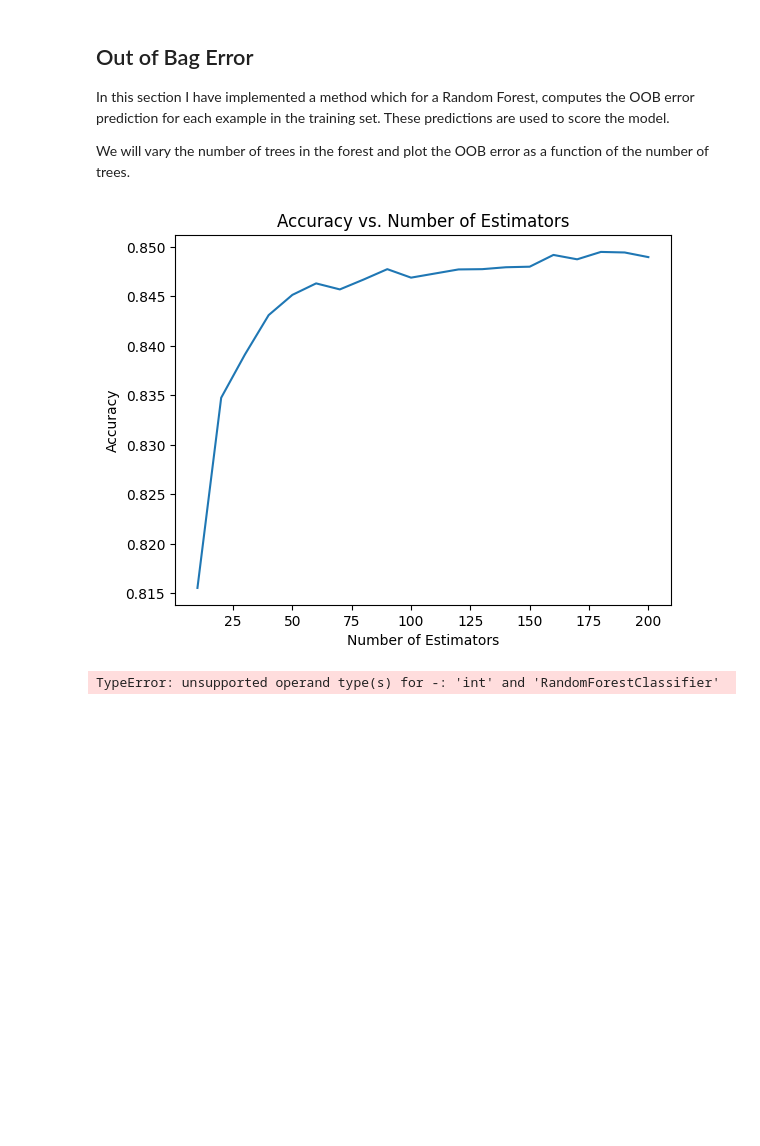
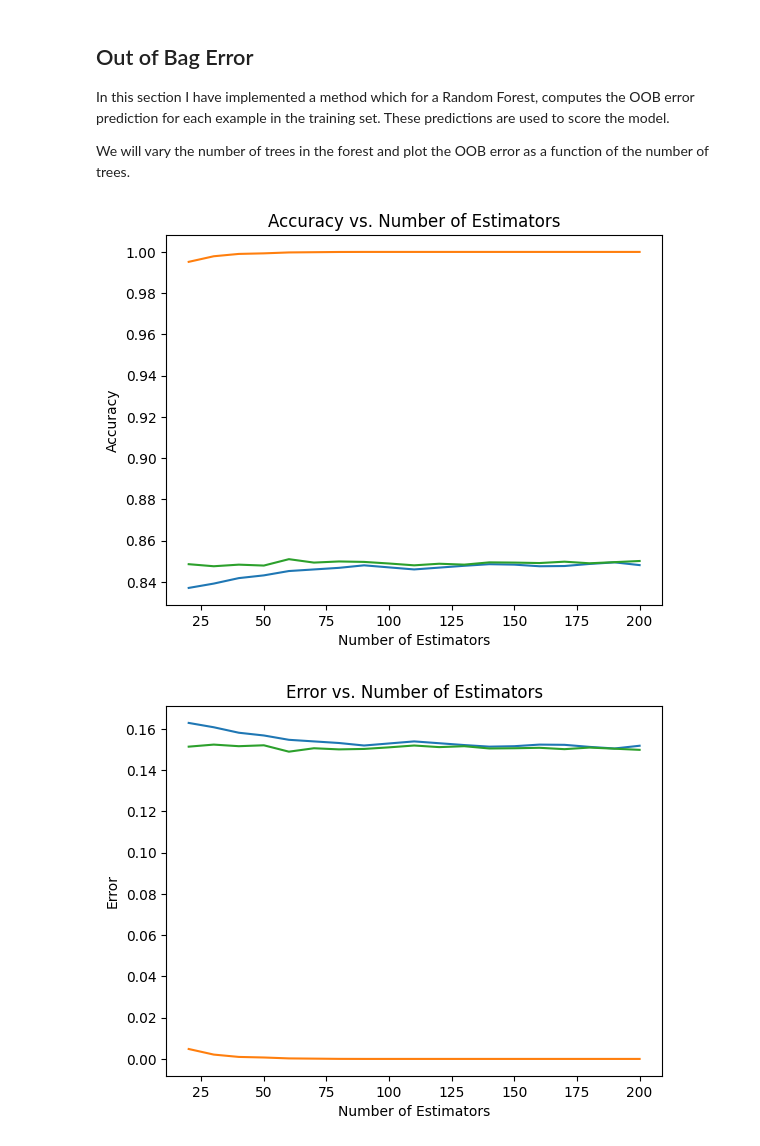
Before and after one commit to SeanMcAuliffe/data-mining, a Jupyter notebook: a1/a1_rf.ipynb, the cells around one changed output. Cells and saved outputs as stored; diff of their text form; code cells hidden in the pictures; blank space fills up the shorter version.

```diff
--- a/a1/a1_rf.ipynb
+++ b/a1/a1_rf.ipynb
@@ -432,6 +561,9 @@ In this section I have implemented a method which for a Random Forest, computes
 We will vary the number of trees in the forest and plot the OOB error as a function of the number of trees.
 # %%
 from sklearn.utils import check_random_state
+import warnings
+
+warnings.filterwarnings("ignore")
 
 X_train, y_train, X_test, y_test = split_dataset(0.8)
 num_training_samples = len(X_train)
@@ -465,46 +597,65 @@ def get_rf_prediction(rf, X):
             if i in unsampled_i[j]:
                 e_predictions.append(e.predict(x.reshape(1, -1)))
             else:
                 pass
         avg_prediction = np.mean(e_predictions)
         if avg_prediction >= 0.5:
             rf_predictions.append(1)
         else:
             rf_predictions.append(0)
     return rf_predictions
 
 def score_rf(predictions, y):
     """ This function takes a set of predictions and the true labels and returns
     the accuracy of the predictions. """
     correct = 0
     for p, y in zip(predictions, y):
         if p == y:
             correct += 1
     return correct / len(predictions)
 
-rfc_list = []
+OOB_testing_accuracy = []
+training_accuracy = []
+testing_accuracy = []
+
+OOB_testing_error = []
+training_error = []
+testing_error = []
+
 for i in estimators:
     rfc = RandomForestClassifier(n_estimators=i, n_jobs=-1, random_state=0)
     rfc.fit(X_train, y_train)
-    P = get_rf_prediction(rfc, X_train) # Gets the predictions averaged over all trees not trained on a sample
-    score = score_rf(P, y_train)
-    rfc_list.append(score)
+    training_acc = rfc.score(X_train, y_train)
+    testing_acc = rfc.score(X_test, y_test)
+    training_accuracy.append(training_acc)
+    testing_accuracy.append(testing_acc)
+    training_error.append(1-training_acc)
+    testing_error.append(1-testing_acc)
+    # P_train = get_rf_prediction(rfc, X_train) # Gets the predictions averaged over all trees not trained on a sample
+    # score_train = score_rf(P_train, y_train)
+    P_test = get_rf_prediction(rfc, X_test)
+    oob_acc = score_rf(P_test, y_test)
+    OOB_testing_accuracy.append(oob_acc)
+    OOB_testing_error.append(1-oob_acc)
 
 # plot the score of each RFC against the number of estimators
-plt.plot(estimators, rfc_list)
+plt.plot(estimators, OOB_testing_accuracy, label='OOB Accuracy')
+plt.plot(estimators, training_accuracy, label='Training Accuracy')
+plt.plot(estimators, testing_accuracy, label='Testing Accuracy')
 plt.xlabel("Number of Estimators")
 plt.ylabel("Accuracy")
 plt.title("Accuracy vs. Number of Estimators")
+plt.legend()
 plt.show()
+
+plt.plot(estimators, OOB_testing_error, label='OOB Error')
+plt.plot(estimators, training_error, label='Training Error')
+plt.plot(estimators, testing_error, label='Testing Error')
+plt.xlabel("Number of Estimators")
+plt.ylabel("Error")
+plt.title("Error vs. Number of Estimators")
+plt.legend()
+plt.show()
 # %% [output]
-[figure, old version]
+[figure, new version]
+[figure, added]
-# %%
-## Inverting the above chart to instead show error
-# plot the score of each RFC against the number of estimators
-plt.plot(estimators, [1-x for x in rfc_list])
-plt.xlabel("Number of Estimators")
-plt.ylabel("OOB Error")
-plt.title("OOB Error vs. Number of Estimators")
-plt.show()
-# %% [output]
-TypeError: unsupported operand type(s) for -: 'int' and 'RandomForestClassifier'
```
Also changed, not shown: parts of 7 cells of this notebook, 28 other files.
